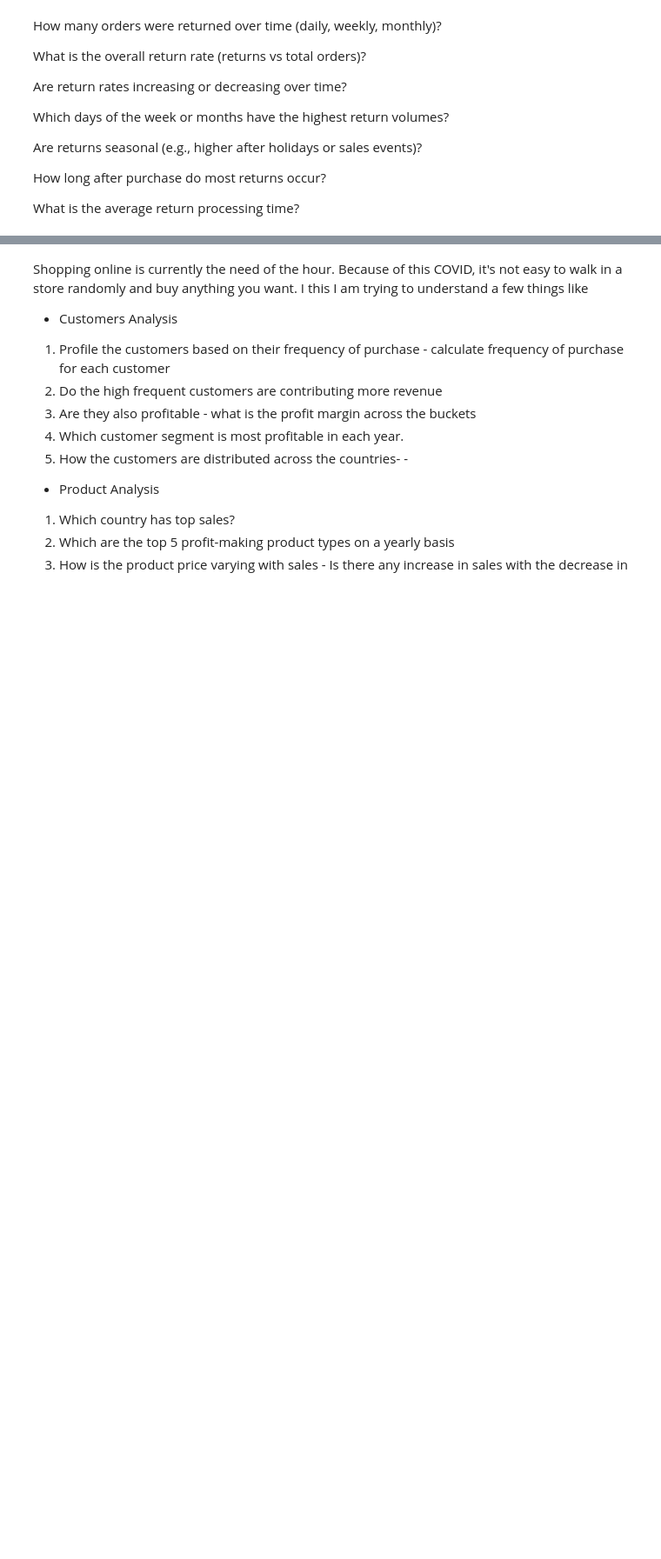
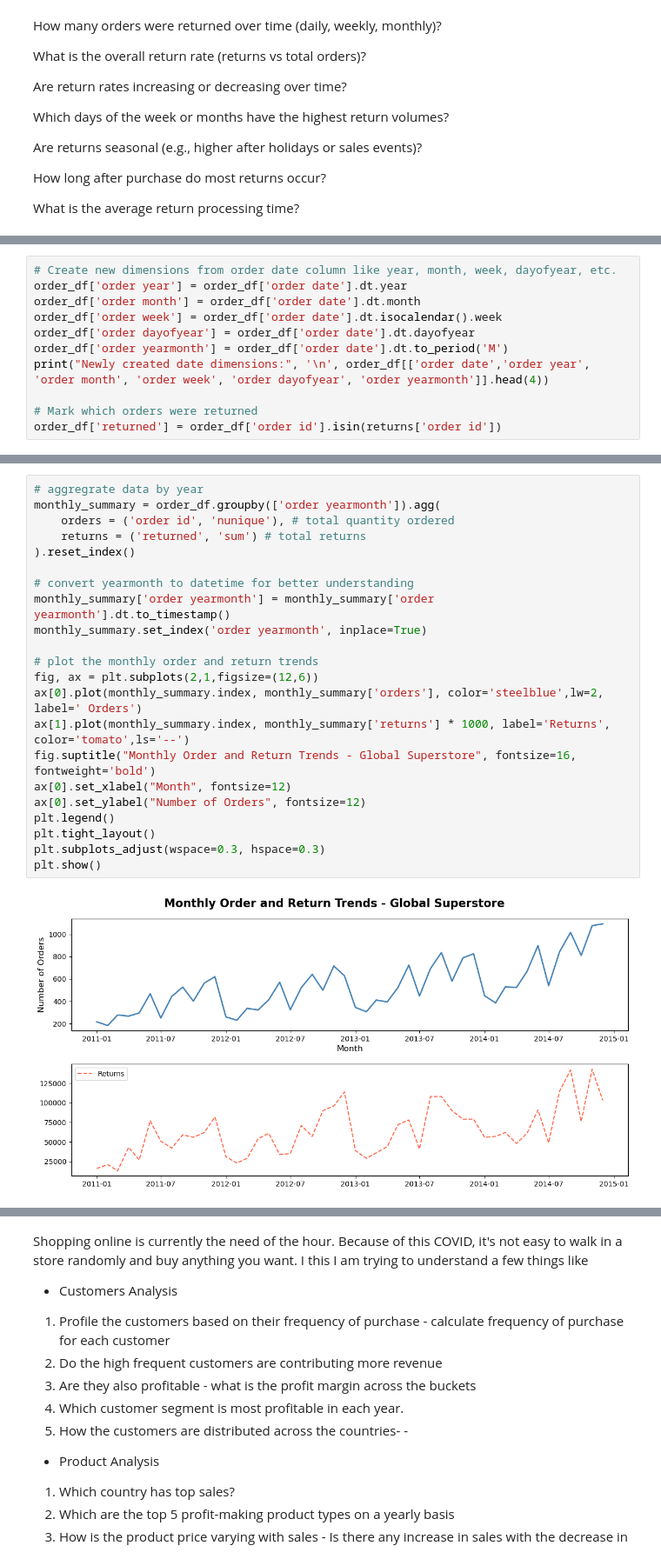
Before and after one commit to annugit1655/Global-Superstore-Project, a Jupyter notebook: notebooks/order-return.ipynb, the cells around one changed output, grey strips where cells are left out. Shown at 87% size. Saved outputs shown, nothing was run; the diff lists cells and outputs as text; blank space fills up the shorter version.

```diff
--- a/notebooks/order-return.ipynb
+++ b/notebooks/order-return.ipynb
@@ -374,0 +381,11 @@ Index(['row id', 'order id', 'order date', 'ship date', 'ship mode',
+# %%
+# Create new dimensions from order date column like year, month, week, dayofyear, etc.
+order_df['order year'] = order_df['order date'].dt.year
+order_df['order month'] = order_df['order date'].dt.month
+order_df['order week'] = order_df['order date'].dt.isocalendar().week
+order_df['order dayofyear'] = order_df['order date'].dt.dayofyear
+order_df['order yearmonth'] = order_df['order date'].dt.to_period('M')
+print("Newly created date dimensions:", '\n', order_df[['order date','order year', 'order month', 'order week', 'order dayofyear', 'order yearmonth']].head(4))
+
+# Mark which orders were returned
+order_df['returned'] = order_df['order id'].isin(returns['order id'])
@@ -374,0 +405,24 @@ Index(['row id', 'order id', 'order date', 'ship date', 'ship mode',
+# %%
+# aggregrate data by year
+monthly_summary = order_df.groupby(['order yearmonth']).agg(
+    orders = ('order id', 'nunique'), # total quantity ordered
+    returns = ('returned', 'sum') # total returns
+).reset_index()
+
+# convert yearmonth to datetime for better understanding
+monthly_summary['order yearmonth'] = monthly_summary['order yearmonth'].dt.to_timestamp()
+monthly_summary.set_index('order yearmonth', inplace=True)
+
+# plot the monthly order and return trends
+fig, ax = plt.subplots(2,1,figsize=(12,6))
+ax[0].plot(monthly_summary.index, monthly_summary['orders'], color='steelblue',lw=2, label=' Orders')
+ax[1].plot(monthly_summary.index, monthly_summary['returns'] * 1000, label='Returns', color='tomato',ls='--')
+fig.suptitle("Monthly Order and Return Trends - Global Superstore", fontsize=16, fontweight='bold')
+ax[0].set_xlabel("Month", fontsize=12)
+ax[0].set_ylabel("Number of Orders", fontsize=12)
+plt.legend()
+plt.tight_layout()
+plt.subplots_adjust(wspace=0.3, hspace=0.3)
+plt.show()
+# %% [output]
+[figure, added]
```
Also changed, not shown: parts of 6 cells of this notebook, 1 other file.
